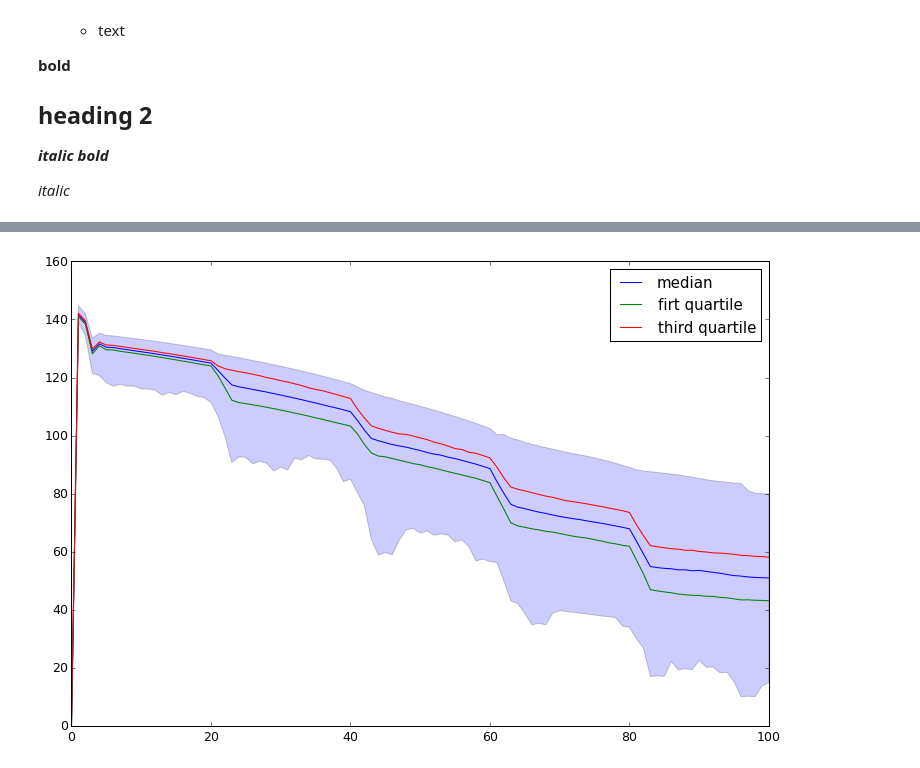
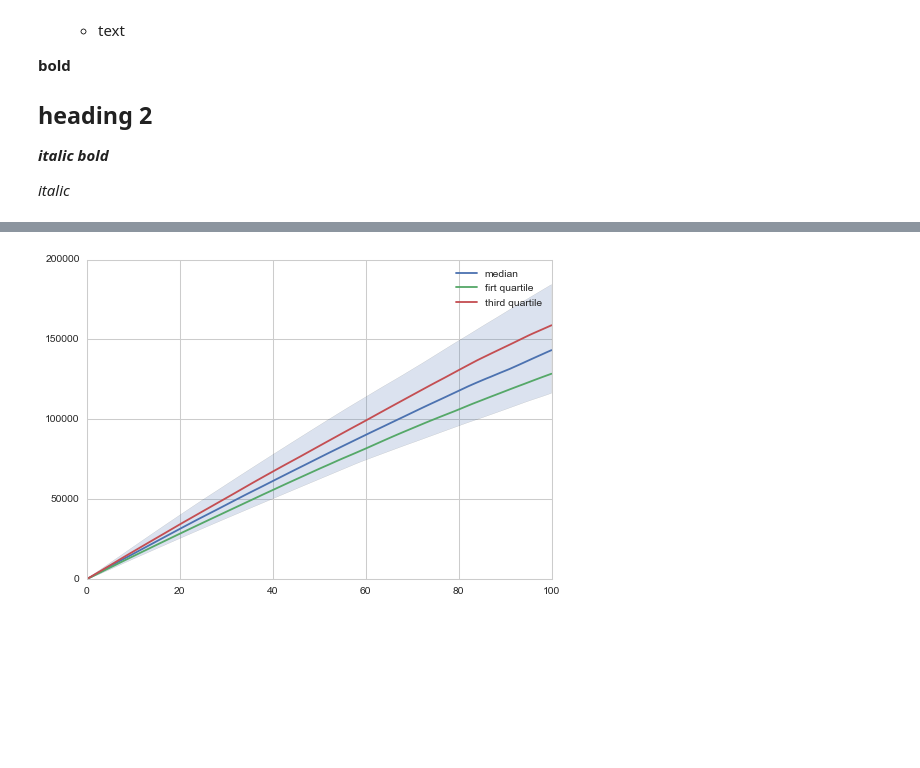
Before and after one commit to sgreeven/msc_thesis_work, a Jupyter notebook: src/first_analysis.ipynb, the cells around one changed output, grey strips where cells are left out. Saved outputs shown, nothing was run; the diff lists cells and outputs as text; code cells hidden in the pictures; blank space fills up the shorter version.

Commit message:
Some new model testing

```diff
--- a/src/first_analysis.ipynb
+++ b/src/first_analysis.ipynb
@@ -68,7 +65,7 @@ from expWorkbench import ema_logging
 # %%
 ema_logging.log_to_stderr(ema_logging.INFO)
 
-results = load_results(r'./data/EMA results ModelSebastiaanGreeven 1000 exp .tar.gz')
+results = load_results(r'./data/EMA results ModelSebastiaanGreeven 100 exp.tar.gz')
 
 fig, axes = lines(results, density=VIOLIN)
 plt.show()
@@ -78,19 +75,19 @@ plt.show()
 # %%
 experiments, outcomes = results
 
-data = outcomes['ghg']
+data = outcomes['cumulativeghg']
 
 fig = plt.figure()
 ax = fig.add_subplot(111)
 ax.plot(np.median(data, axis=0), label = 'median')
 ax.fill_between(np.arange(0, data.shape[1]),np.min(data, axis=0), np.max(data, axis=0), alpha=0.2)
 ax.plot(np.percentile(data, 25, axis=0), label='firt quartile')
 ax.plot(np.percentile(data, 75, axis=0), label='third quartile')
 
 ax.legend()
 plt.show()
 # %% [output]
-[figure, old version]
+[figure, new version]
 # %%
 nr_replications = data.shape[0]
 
```
Also changed, not shown: parts of 12 cells of this notebook, 14 other files.
